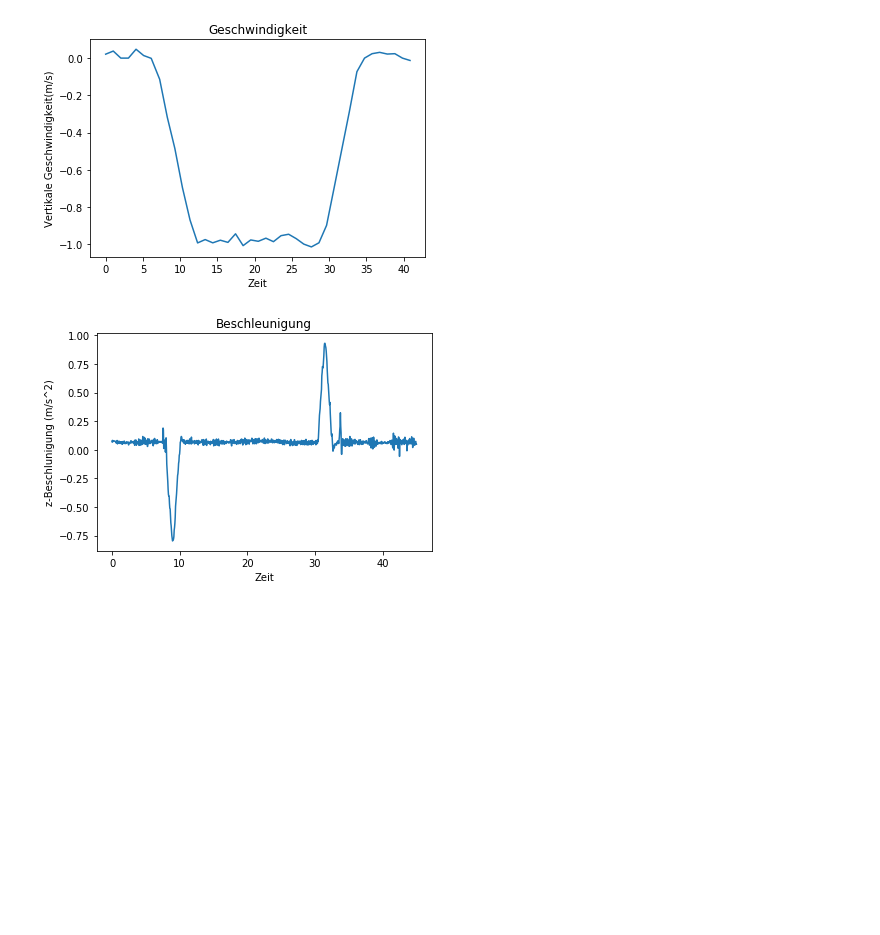
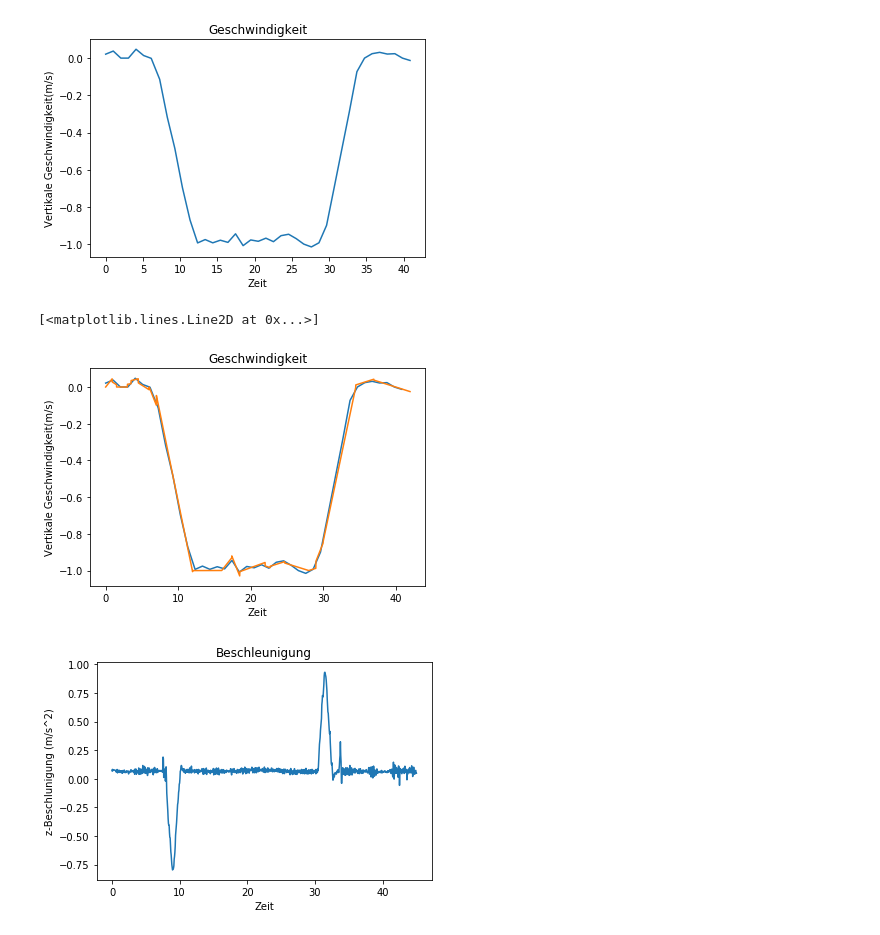
Before and after one commit to AlexandraMayer/Modellbildung-und-Simulation, a Jupyter notebook: Klassiche Mechanik 1.ipynb, the cells around one changed output. Cells and saved outputs as stored; diff of their text form; code cells hidden in the pictures; blank space fills up the shorter version.

```diff
--- a/Klassiche Mechanik 1.ipynb
+++ b/Klassiche Mechanik 1.ipynb
@@ -87,6 +138,64 @@ ax2.plot(experiment.values[:,0], experiment.values[:,4])
 # %% [output]
 [<matplotlib.lines.Line2D at 0x...>]
 [figure]
+# %%
+def speed(x):
+    if x < 0.9:
+        return x/20
+    elif x < 1.5:
+        return 0.05-x/40
+    elif x < 3:
+        return 0
+    elif x < 3.5:
+        return x/200
+    elif x < 4.5:
+        return x/100
+    elif x < 6:
+        return 0.01-(x-5)/40
+    elif x < 7:
+        return 0.6+-x/10
+    elif x < 12:
+        return 1.3-x/5.2
+    elif x < 16:
+        return -1
+    elif x < 17.4:
+        return (x/20)-1.8
+    elif x < 18.5:
+        return (-x/10)+0.82
+    elif x < 22:
+        return x/70-1.27
+    elif x < 22.7:
+        return -x/80-0.7
+    elif x < 24.7:
+        return x/80-1.26
+    elif x < 28:
+        return -x/80-0.65
+    elif x < 29:
+        return x/80-1.35
+    elif x < 30:
+        return x/10-3.85
+    elif x < 34.5:
+        return x/5.35-6.45
+    elif x < 37:
+        return x/80-0.42
+    elif x < 42:
+        return -x/80+0.5
+
+
+
+fig2 = plt.figure()
+ax2 = fig2.add_subplot(111)
+ax2.set_title('Geschwindigkeit')
+ax2.set_xlabel('Zeit')
+ax2.set_ylabel('Vertikale Geschwindigkeit(m/s)')
+ax2.plot(experiment.values[:,0], experiment.values[:,4])
+
+x = np.arange(0,45, 0.01)
+y = [speed(xs) for xs in x]
+ax2.plot(x,y)
+# %% [output]
+[<matplotlib.lines.Line2D at 0x...>]
+[figure, added]
 # %%
 fig3 = plt.figure()
 ax3 = fig3.add_subplot(111)
```
Also changed, not shown: parts of 3 cells of this notebook.
